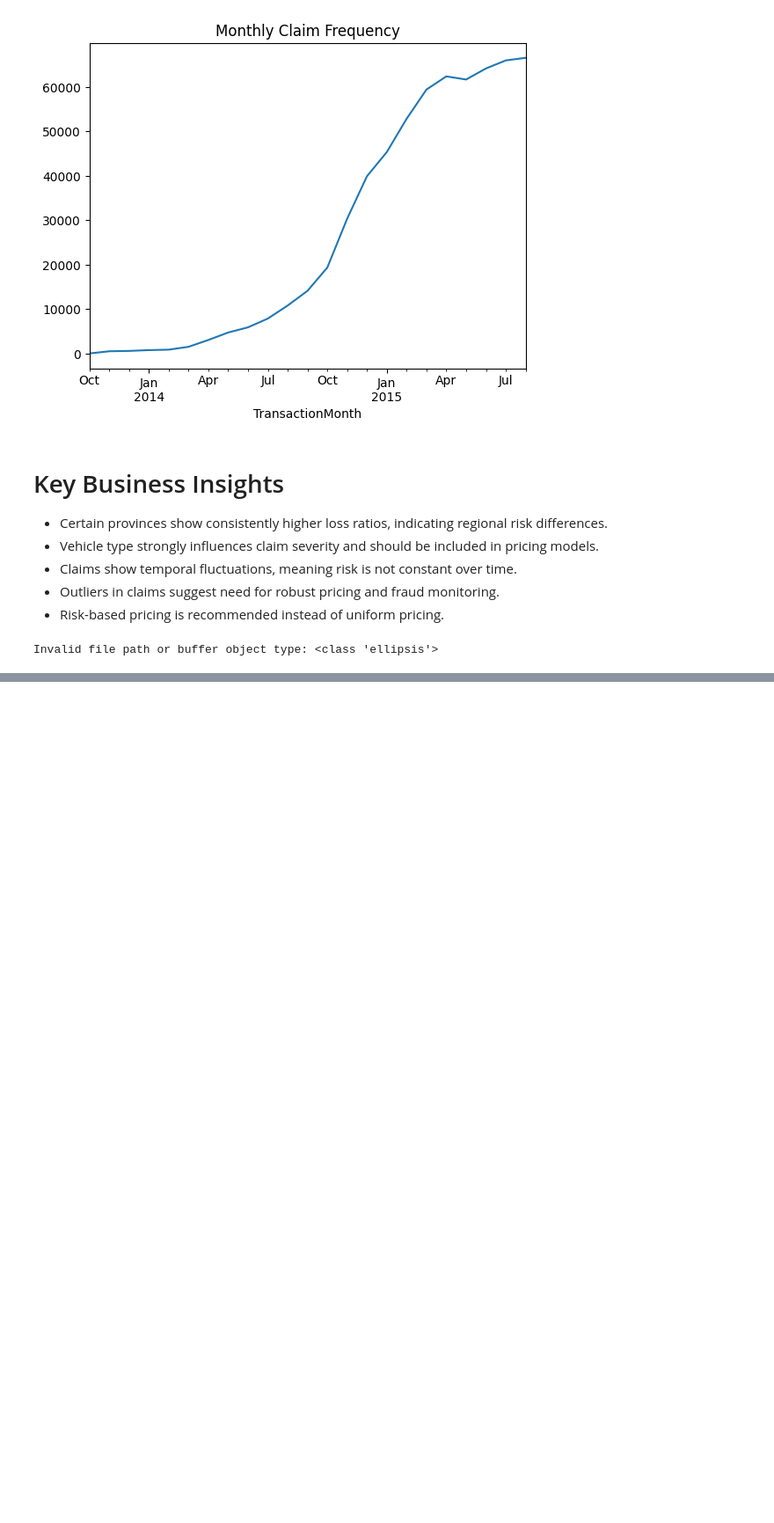
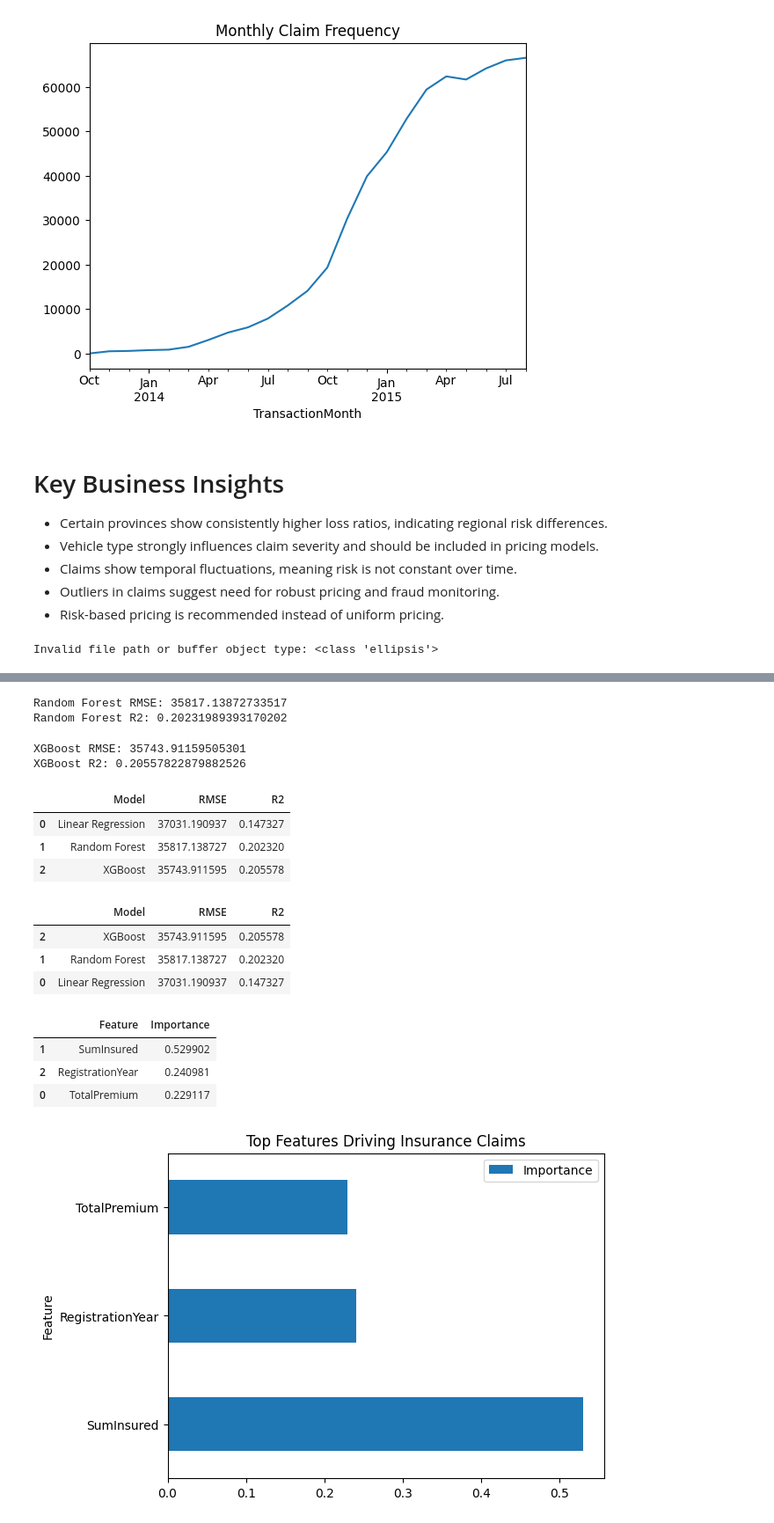
Before and after one commit to Bethabrh/insurance-risk-analytics, a Jupyter notebook: notebooks/01_eda.ipynb, the cells around one changed output, grey strips where cells are left out. Shown at 88% size. Cells and saved outputs as stored; diff of their text form; code cells hidden in the pictures; blank space fills up the shorter version.

Commit message:
complete task 4 modeling and evaluation

```diff
--- a/notebooks/01_eda.ipynb
+++ b/notebooks/01_eda.ipynb
@@ -334,0 +617,12 @@ SyntaxError: invalid syntax (592029976.py, line 1)
+# %%
+lr = LinearRegression()
+lr.fit(X_train, y_train)
+pred_lr = lr.predict(X_test)
+# %%
+rf = RandomForestRegressor(n_estimators=100, random_state=42)
+rf.fit(X_train, y_train)
+pred_rf = rf.predict(X_test)
+# %%
+xgb = XGBRegressor(n_estimators=100, learning_rate=0.1, max_depth=5, random_state=42)
+xgb.fit(X_train, y_train)
+pred_xgb = xgb.predict(X_test)
@@ -334,0 +652,60 @@ SyntaxError: invalid syntax (592029976.py, line 1)
+# %%
+rmse_rf = np.sqrt(mean_squared_error(y_test, pred_rf))
+r2_rf = r2_score(y_test, pred_rf)
+
+print("Random Forest RMSE:", rmse_rf)
+print("Random Forest R2:", r2_rf)
+# %% [output]
+Random Forest RMSE: 35817.13872733517
+Random Forest R2: 0.20231989393170202
+# %%
+rmse_xgb = np.sqrt(mean_squared_error(y_test, pred_xgb))
+r2_xgb = r2_score(y_test, pred_xgb)
+
+print("XGBoost RMSE:", rmse_xgb)
+print("XGBoost R2:", r2_xgb)
+# %% [output]
+XGBoost RMSE: 35743.91159505301
+XGBoost R2: 0.20557822879882526
+# %%
+results = pd.DataFrame({
+    "Model": ["Linear Regression", "Random Forest", "XGBoost"],
+    "RMSE": [rmse_lr, rmse_rf, rmse_xgb],
+    "R2": [r2_lr, r2_rf, r2_xgb]
+})
+
+results
+# %% [output]
+|  | Model | RMSE | R2 |
+| 0 | Linear Regression | 37031.190937 | 0.147327 |
+| 1 | Random Forest | 35817.138727 | 0.202320 |
+| 2 | XGBoost | 35743.911595 | 0.205578 |
+# %%
+results.sort_values(by="RMSE")
+# %% [output]
+|  | Model | RMSE | R2 |
+| 2 | XGBoost | 35743.911595 | 0.205578 |
+| 1 | Random Forest | 35817.138727 | 0.202320 |
+| 0 | Linear Regression | 37031.190937 | 0.147327 |
+# %%
+import matplotlib.pyplot as plt
+
+importances = xgb.feature_importances_
+
+feat_imp = pd.DataFrame({
+    "Feature": X.columns,
+    "Importance": importances
+}).sort_values(by="Importance", ascending=False)
+
+feat_imp.head(10)
+# %% [output]
+|  | Feature | Importance |
+| 1 | SumInsured | 0.529902 |
+| 2 | RegistrationYear | 0.240981 |
+| 0 | TotalPremium | 0.229117 |
+# %%
+feat_imp.head(10).plot(kind="barh", x="Feature", y="Importance")
+plt.title("Top Features Driving Insurance Claims")
+plt.show()
+# %% [output]
+[figure, added]
```
Also changed, not shown: parts of 41 cells of this notebook.
